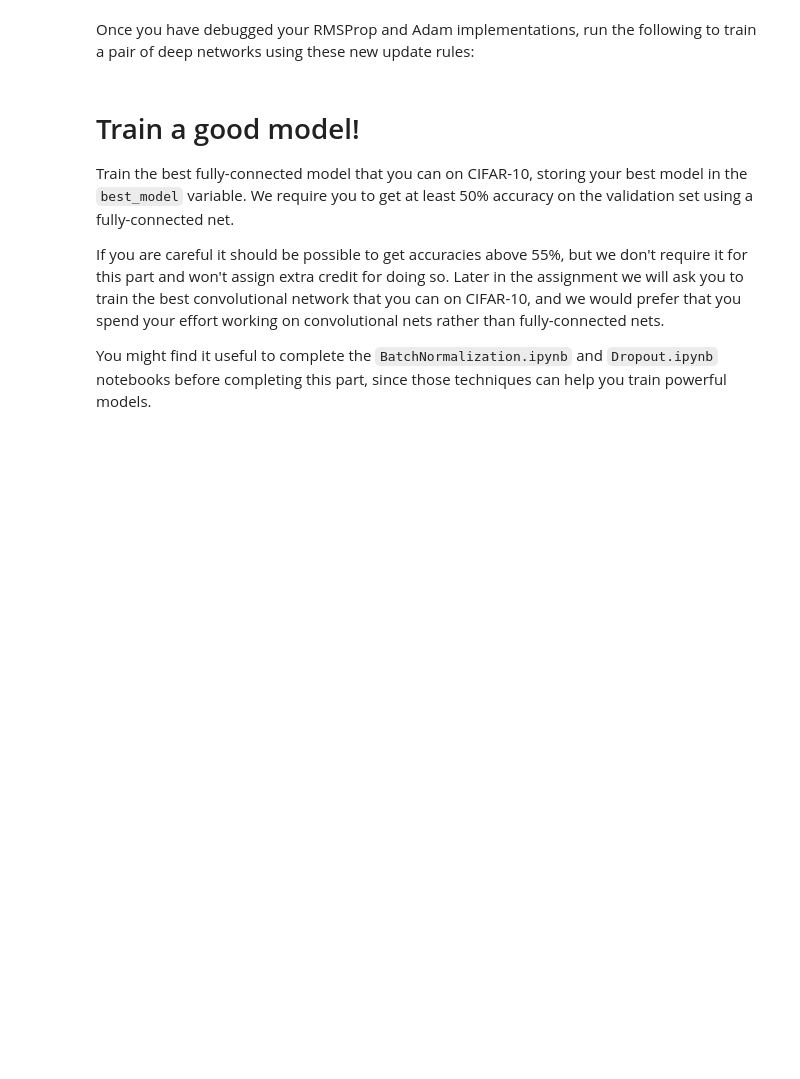
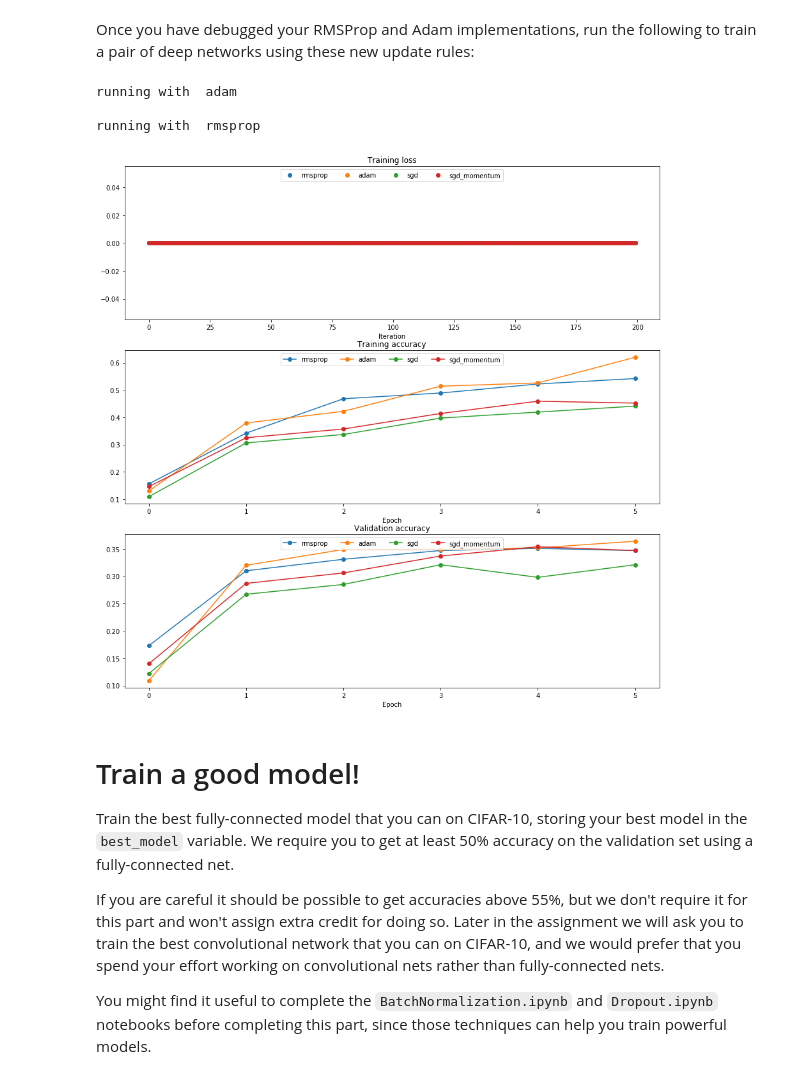
Before and after one commit to Dipeshtamboli/CS231n, a Jupyter notebook: assignment2/FullyConnectedNets.ipynb, the cells around one changed output. Drawn from its saved outputs; the diff is of its cells as text; code cells hidden in the pictures; blank space fills up the shorter version.

```diff
--- a/assignment2/FullyConnectedNets.ipynb
+++ b/assignment2/FullyConnectedNets.ipynb
@@ -593,38 +718,43 @@ for update_rule in ['adam', 'rmsprop']:
                   optim_config={
                     'learning_rate': learning_rates[update_rule]
                   },
-                  verbose=True)
+                  verbose=False)
   solvers[update_rule] = solver
   solver.train()
   print
 
 plt.subplot(3, 1, 1)
 plt.title('Training loss')
 plt.xlabel('Iteration')
 
 plt.subplot(3, 1, 2)
 plt.title('Training accuracy')
 plt.xlabel('Epoch')
 
 plt.subplot(3, 1, 3)
 plt.title('Validation accuracy')
 plt.xlabel('Epoch')
 
 for update_rule, solver in solvers.iteritems():
   plt.subplot(3, 1, 1)
   plt.plot(solver.loss_history, 'o', label=update_rule)
 
   plt.subplot(3, 1, 2)
   plt.plot(solver.train_acc_history, '-o', label=update_rule)
 
   plt.subplot(3, 1, 3)
   plt.plot(solver.val_acc_history, '-o', label=update_rule)
 
 for i in [1, 2, 3]:
   plt.subplot(3, 1, i)
   plt.legend(loc='upper center', ncol=4)
 plt.gcf().set_size_inches(15, 15)
 plt.show()
+# %% [output]
+running with  adam
+
+running with  rmsprop
+[figure, added]
 # %% [markdown]
 # Train a good model!
 Train the best fully-connected model that you can on CIFAR-10, storing your best model in the `best_model` variable. We require you to get at least 50% accuracy on the validation set using a fully-connected net.
```
Also changed, not shown: parts of 19 cells of this notebook, 4 other files.
